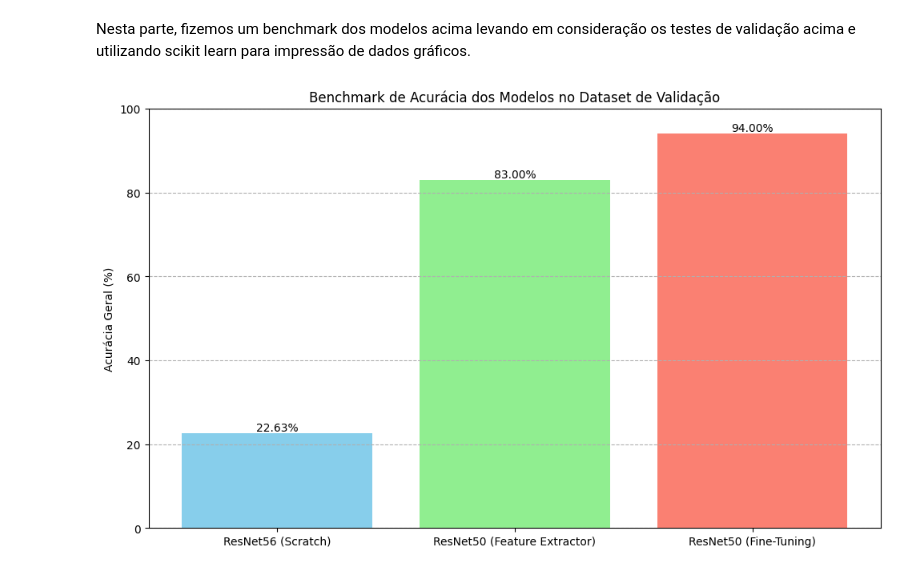
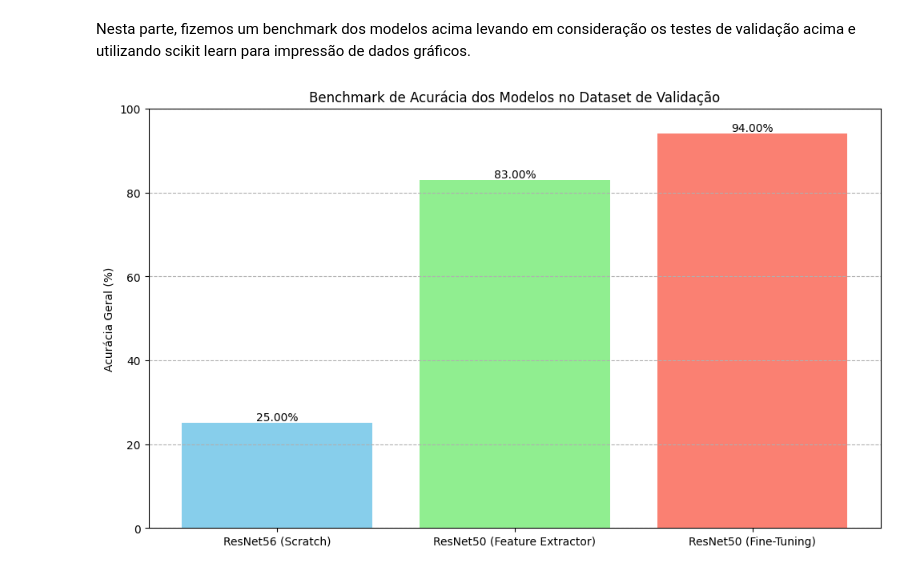
Before and after one commit to matheuslemesam/Bird_Detection-DL, a Jupyter notebook: Bird_Detection.ipynb, the cells around one changed output. Saved outputs shown, nothing was run; the diff lists cells and outputs as text; code cells hidden in the pictures.

```diff
--- a/Bird_Detection.ipynb
+++ b/Bird_Detection.ipynb
@@ -2020,31 +2008,31 @@ Nesta parte, fizemos um benchmark dos modelos acima levando em consideração os
 # %%
 import matplotlib.pyplot as plt
 import numpy as np
 
-accuracy_resnet56_scratch = 22.63
+accuracy_resnet56_scratch = 25.00
 accuracy_resnet50_fe = 83.00
 accuracy_resnet50_ft = 94.00
 
 
 models = ['ResNet56 (Scratch)', 'ResNet50 (Feature Extractor)', 'ResNet50 (Fine-Tuning)']
 accuracies = [accuracy_resnet56_scratch, accuracy_resnet50_fe, accuracy_resnet50_ft]
 
 plt.figure(figsize=(10, 6))
 bars = plt.bar(models, accuracies, color=['skyblue', 'lightgreen', 'salmon'])
 
 for bar in bars:
     yval = bar.get_height()
     plt.text(bar.get_x() + bar.get_width()/2.0, yval, f'{yval:.2f}%', va='bottom', ha='center')
 
 plt.ylim(0, 100)
 plt.ylabel('Acurácia Geral (%)')
 plt.title('Benchmark de Acurácia dos Modelos no Dataset de Validação')
 plt.xticks(rotation=0)
 plt.grid(axis='y', linestyle='--')
 plt.tight_layout()
 plt.show()
 # %% [output]
-[figure, old version]
+[figure, new version]
 # %% [markdown]
 ### **Explicação das Diferenças de Performance dos Modelos**
 
```
Also changed, not shown: parts of 5 cells of this notebook, 5 other files.
